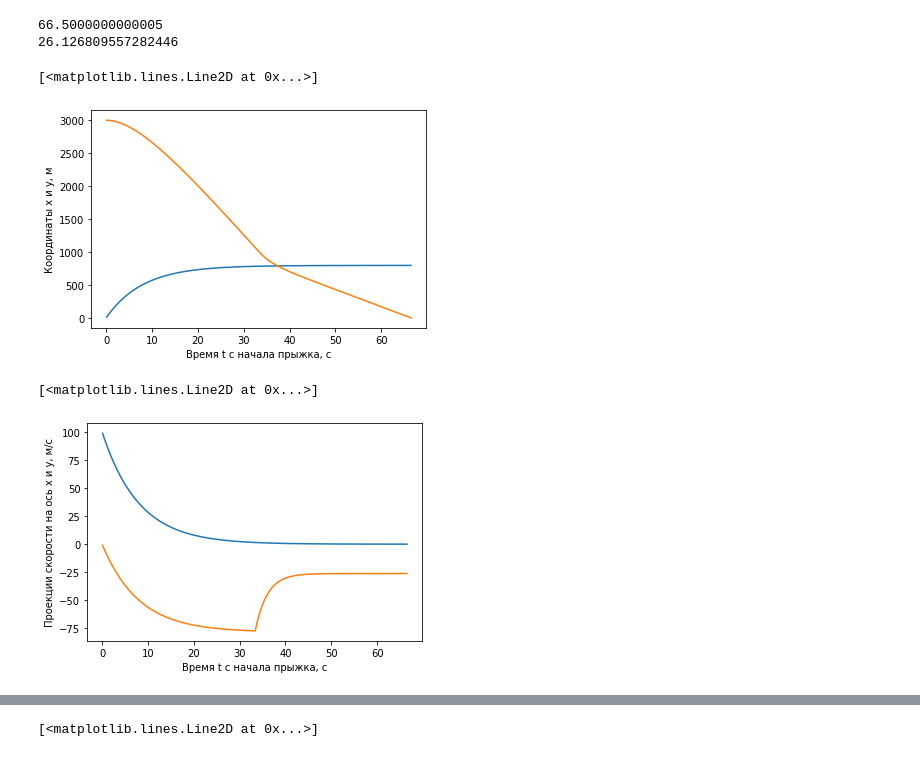
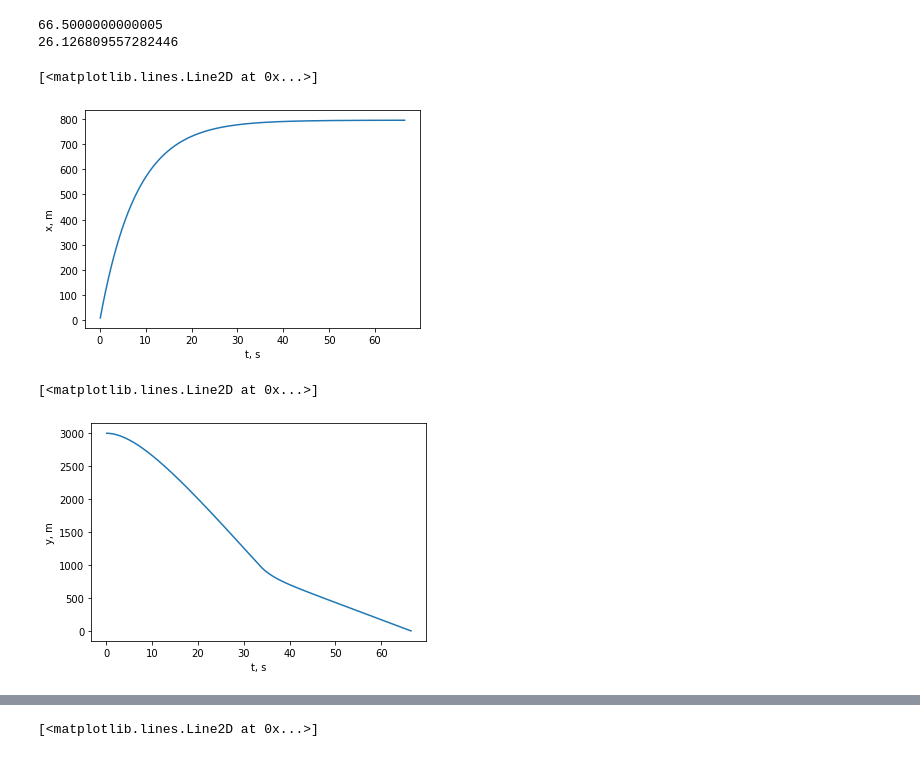
Before and after one commit to ZISRF/Modeling, a Jupyter notebook: skydiver/skydiver.ipynb, the cells around one changed output, grey strips where cells are left out. Saved outputs shown, nothing was run; the diff lists cells and outputs as text; code cells hidden in the pictures.

Commit message:
Update graphics

```diff
--- a/skydiver/skydiver.ipynb
+++ b/skydiver/skydiver.ipynb
@@ -62,20 +62,18 @@ print(math.sqrt(v_x ** 2 + v_y ** 2))
 # %%
 import matplotlib.pyplot as plt
 
-plt.xlabel("Время t с начала прыжка, с")
-plt.ylabel("Координаты x и y, м")
+plt.xlabel("t, s")
+plt.ylabel("x, m")
 plt.plot(T, X)
-plt.plot(T, Y)
 # %% [output]
 [<matplotlib.lines.Line2D at 0x...>]
-[figure, old version]
+[figure, new version]
 # %%
 import matplotlib.pyplot as plt
 
-plt.xlabel("Время t с начала прыжка, с")
-plt.ylabel("Проекции скорости на ось x и y, м/с")
-plt.plot(T, Vx)
-plt.plot(T, Vy)
+plt.xlabel("t, s")
+plt.ylabel("y, m")
+plt.plot(T, Y)
 # %% [output]
 [<matplotlib.lines.Line2D at 0x...>]
-[figure, old version]
+[figure, new version]
```
Also changed, not shown: parts of 5 cells of this notebook.
